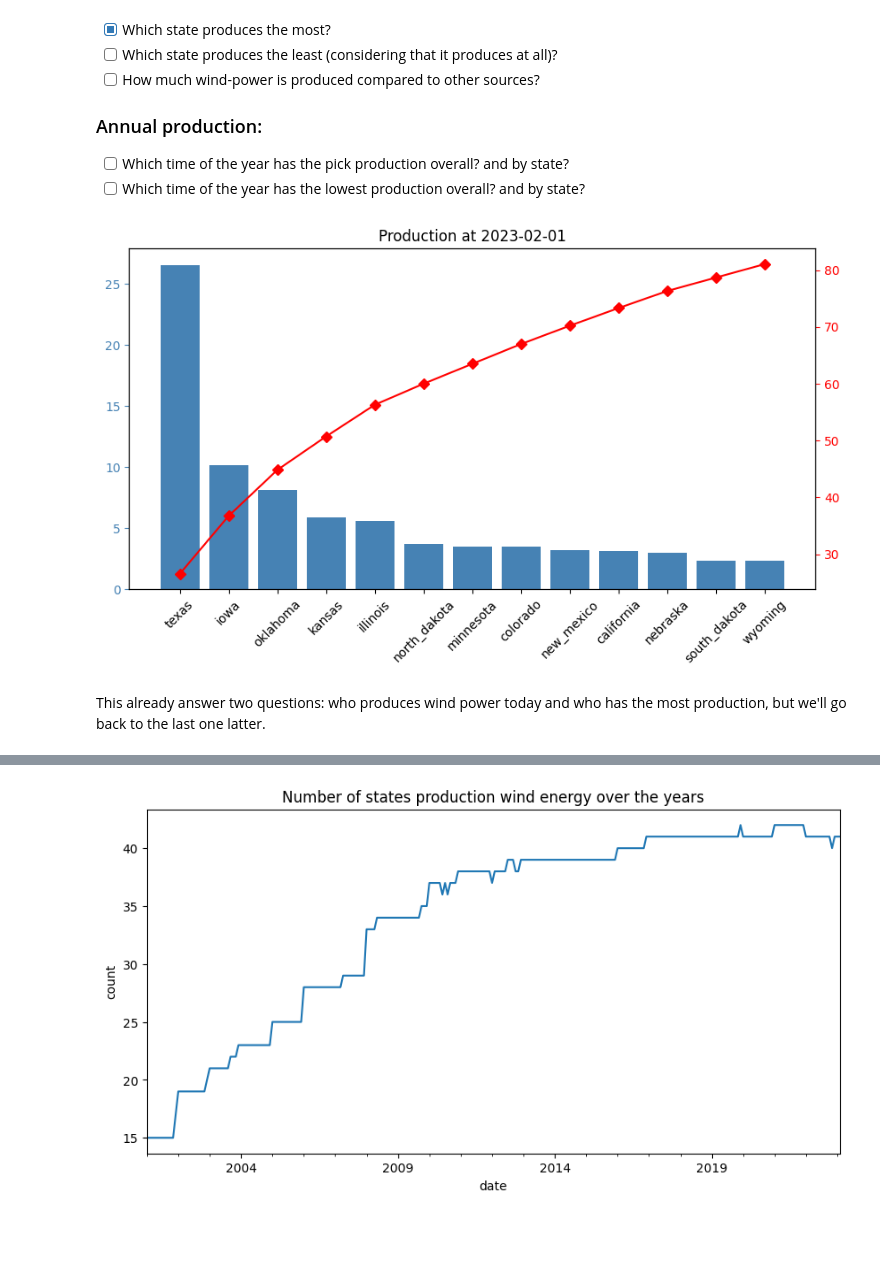
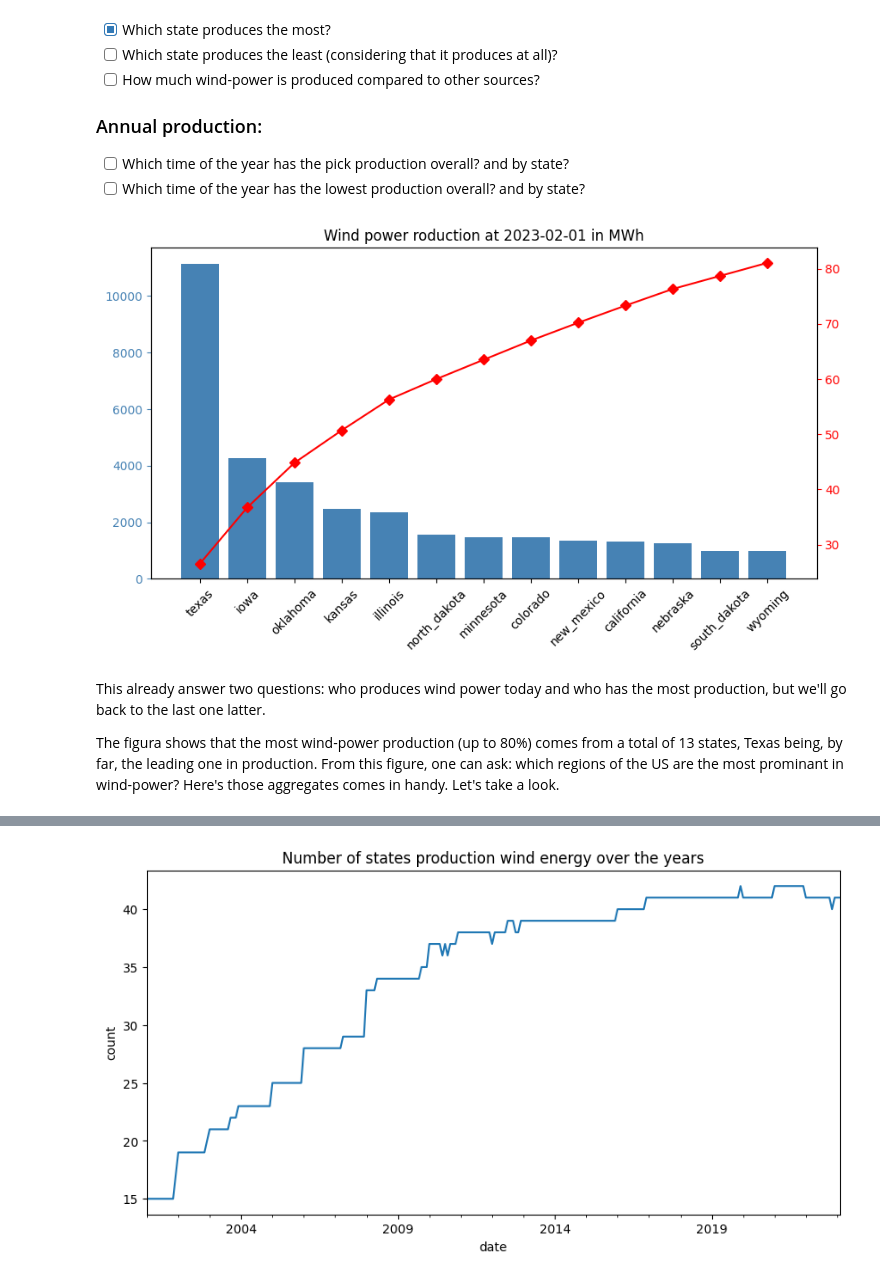
Before and after one commit to abasilio91/DS-wind_production_US, a Jupyter notebook: wind-power-production-statistical-study.ipynb, the cells around one changed output, grey strips where cells are left out. Cells and saved outputs as stored; diff of their text form; code cells hidden in the pictures; blank space fills up the shorter version.

Commit message:
analysing production over time and region

```diff
--- a/wind-power-production-statistical-study.ipynb
+++ b/wind-power-production-statistical-study.ipynb
@@ -300,9 +321,14 @@ wind: (266, 52)
 # %% [markdown]
 Finally, I want to restructure the dataframe into single columns, instead of one column for each state.
 # %%
-df_wind = pd.melt(df_wind, id_vars=['date'], value_vars=us_states, value_name='production')
-df_wind.columns = df_wind.columns.str.replace('variable','state')
+def melt_df(df, variable, var_name):
+    df = pd.melt(df, id_vars=['date'], value_vars=variable, value_name='production')
+    df.columns = df.columns.str.replace('variable',var_name)
 
-df_others = pd.melt(df_others, id_vars=['date'], value_vars=us_states, value_name='production')
-df_others.columns = df_others.columns.str.replace('variable','state')
+    return df
+
+df_wind = melt_df(df_wind, us_states, 'state')
+df_others = melt_df(df_others, us_states, 'state')
+df_agg_wind = melt_df(df_agg_wind, aggregates, 'region')
+df_agg_others = melt_df(df_agg_others, aggregates, 'region')
 # %%
@@ -347,35 +375,37 @@ def calculate_acc(values):
         else:
             accumulate.append(values[index]+accumulate[index-1])
 
     return accumulate
 
 
 most_recent_entry = df_wind.date.max()
 oldest_entry = df_wind.date.min()
 
 current_production = df_wind.groupby('date').get_group(most_recent_entry.date()).sort_values(by='production', ascending=False)
 current_production['percentage'] = current_production['production'] / current_production.production.sum() * 100
 current_production['accumulate'] = calculate_acc(current_production['percentage'].tolist())
 
 # Get the states responsible for the production up to 80% of the total
 cut = current_production[current_production['accumulate'] <= 82]
 
 # Bar plot
 fig, ax = plt.subplots(figsize=(10,5))
-ax.bar(cut.state, cut.percentage, color='steelblue')
+ax.bar(cut.state, cut.production, color='steelblue')
 ax.tick_params(axis='y',colors='steelblue')
 
 # Accumulated line plot
 ax2 = ax.twinx()
 ax2.plot(cut.state, cut.accumulate, color='red', marker='D')
 ax2.tick_params(axis='y',colors='red')
 
 # Add a title and rotate the values for x for better readibility
 xticks = current_production.state.unique().tolist()
 
-plt.title(f'Production at {most_recent_entry.date()}');
+plt.title(f'Wind power roduction at {most_recent_entry.date()} in MWh');
 ax.set_xticklabels(xticks, rotation=45);
 # %% [output]
-[figure, old version]
+[figure, new version]
 # %% [markdown]
 This already answer two questions: who produces wind power today and who has the most production, but we'll go back to the last one latter.
+
+The figura shows that the most wind-power production (up to 80%) comes from a total of 13 states, Texas being, by far, the leading one in production. From this figure, one can ask: which regions of the US are the most prominant in wind-power? Here's those aggregates comes in handy. Let's take a look.
```
Also changed, not shown: parts of 11 cells of this notebook, 3 other files.
